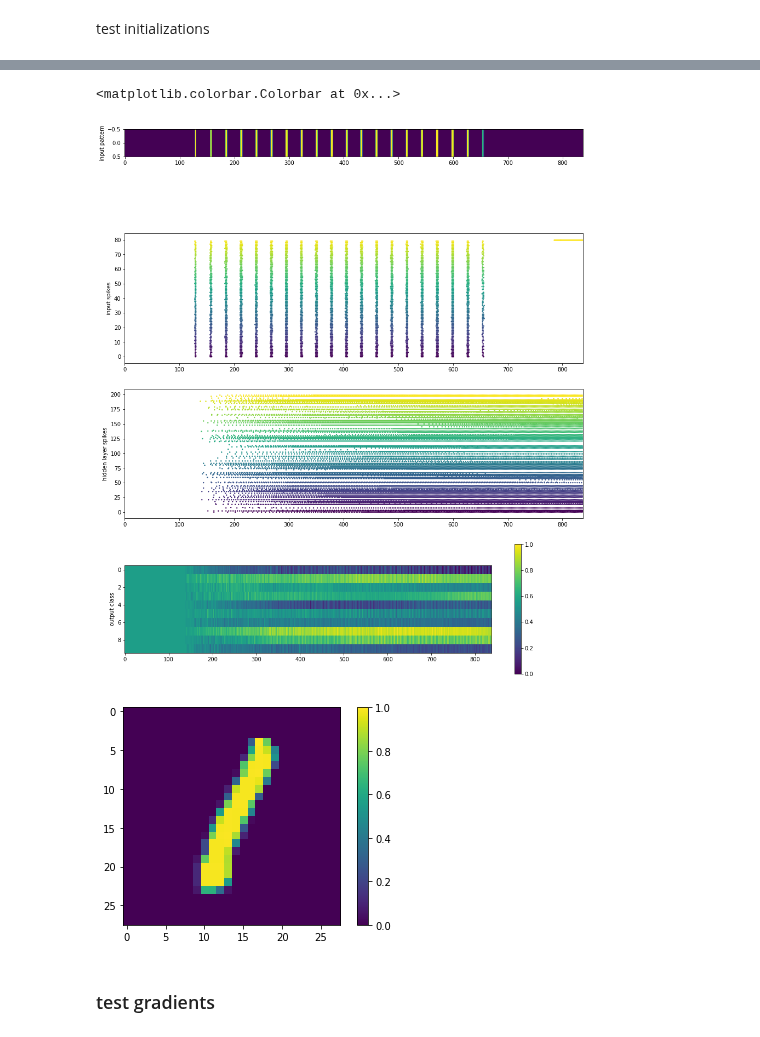
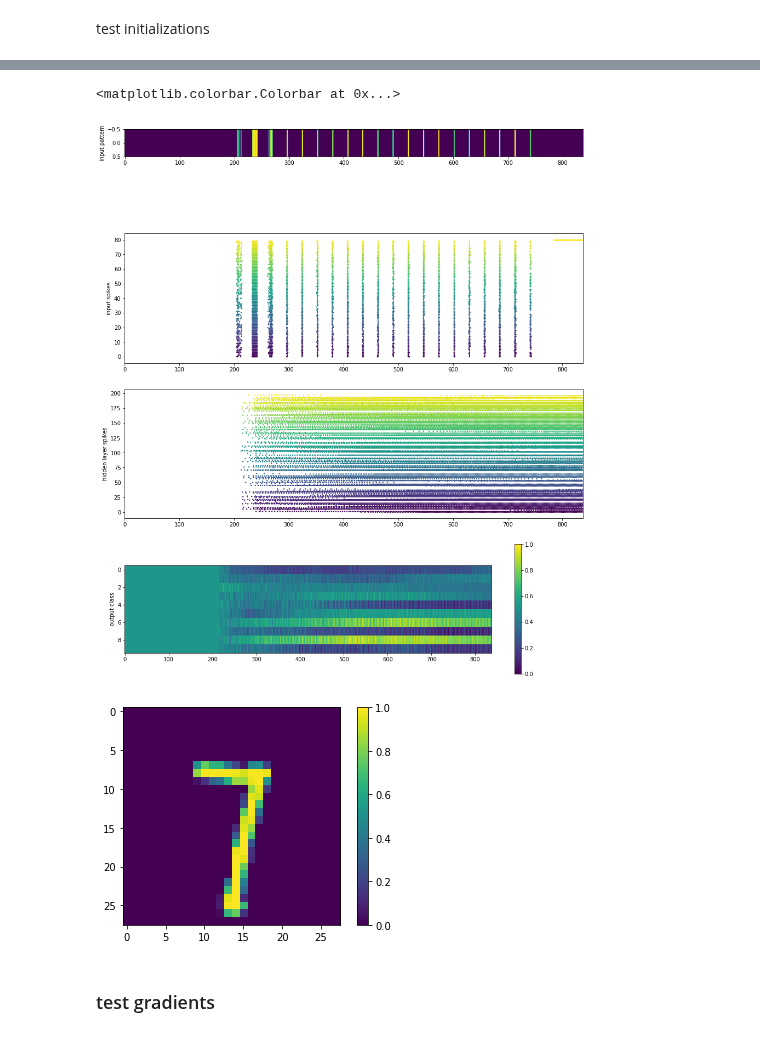
Before and after one commit to eghbalhosseini/KeRNL, a Jupyter notebook: notebooks/long_short_term_spiking_cell_v2_MNIST.ipynb, the cells around one changed output, grey strips where cells are left out. Drawn from its saved outputs; the diff is of its cells as text; code cells hidden in the pictures.

```diff
--- a/notebooks/long_short_term_spiking_cell_v2_MNIST.ipynb
+++ b/notebooks/long_short_term_spiking_cell_v2_MNIST.ipynb
@@ -36,7 +36,7 @@ tf.logging.set_verbosity(old_v)
 # Training Parameters
 weight_learning_rate = 1e-5
 training_steps = 5000
-batch_size = 10
+batch_size = 2
 display_step = 5
 test_len=128
 grad_clip=200
@@ -82,7 +82,7 @@ def SNN_all_states(x,context):
         output_l1, states_l1 = tf.nn.dynamic_rnn(input_layer_cell, dtype=tf.float32, inputs=x,initial_state=input_initial_state)
     with tf.variable_scope('hidden_layer') as scope:
         hidden_layer_cell=spiking_cell.long_short_term_spike_cell(num_units=num_hidden,num_inputs=num_unit_input_layer+num_context_unit,state_is_tuple=True,output_is_tuple=False,
-                    kernel_initializer=_lsnn_weight_initializer)
+                    kernel_initializer=_lsnn_v2_weight_initializer)
         hidden_initial_state = hidden_layer_cell.zero_state(batch_size, dtype=tf.float32)
         output_hidden, states_hidden = tf.nn.dynamic_rnn(hidden_layer_cell, dtype=tf.float32, inputs=tf.concat([output_l1,output_context],-1),initial_state=hidden_initial_state)
     with tf.variable_scope('output_layer') as scope :
@@ -151,9 +151,9 @@ with tf.Session(graph=graph) as sess:
     context_input=np.ones((batch_size,timesteps,num_context_input))
     outputs,hiddens,inputs=sess.run([output_voltages,hidden_states,input_states], feed_dict={X: batch_x_full,Context:context_input})
 
-voltages=outputs[9,:,:]
-hidden_spikes=hiddens[9,:,:]
-input_spikes=inputs[9,:,:]
+voltages=outputs[1,:,:]
+hidden_spikes=hiddens[1,:,:]
+input_spikes=inputs[1,:,:]
 plt.figure(figsize=[15,20])
 
 #ax1=plt.subplot(311)
@@ -163,38 +163,38 @@ plt.figure(figsize=[15,20])
 #    plt.xlim([0,timesteps])
 
 ax1=plt.subplot(411)
-plt.imshow(np.transpose(batch_x_full[9]))
+plt.imshow(np.transpose(batch_x_full[1]))
 ax1.set_aspect(50)
 plt.ylabel('input pattern')
 ax2=plt.subplot(412)
 colors_map=cm.viridis(np.linspace(0,1,num_unit_input_layer+num_context_unit))
 for t in range(timesteps):
     cross=np.argwhere(input_spikes[t,:])
     ax2.scatter(cross*0+t,cross,color=colors_map[cross.flatten(),:],s=2)
     plt.xlim([0,timesteps])
 plt.ylabel('input spikes')
 
 ax3=plt.subplot(413)
 colors_map=cm.viridis(np.linspace(0,1,num_hidden))
 for t in range(timesteps):
     cross=np.argwhere(hidden_spikes[t,:])
     ax3.scatter(cross*0+t,cross,color=colors_map[cross.flatten(),:],s=2)
     plt.xlim([0,timesteps])
 plt.ylabel('hidden layer spikes')
 ax1=plt.subplot(414)
 ax1.imshow(np.transpose(voltages))
 plt.colorbar()
 ax1.set_aspect(20)
 plt.ylabel('output class')
 
 
 plt.figure()
-plt.imshow(batch_x[9].reshape(28,28))
+plt.imshow(batch_x[1].reshape(28,28))
 plt.colorbar()
 # %% [output]
 <matplotlib.colorbar.Colorbar at 0x...>
-[figure, old version]
+[figure, new version]
-[figure, old version]
+[figure, new version]
 # %% [markdown]
 ### test gradients
 # %%
```
Also changed, not shown: parts of 3 cells of this notebook.
